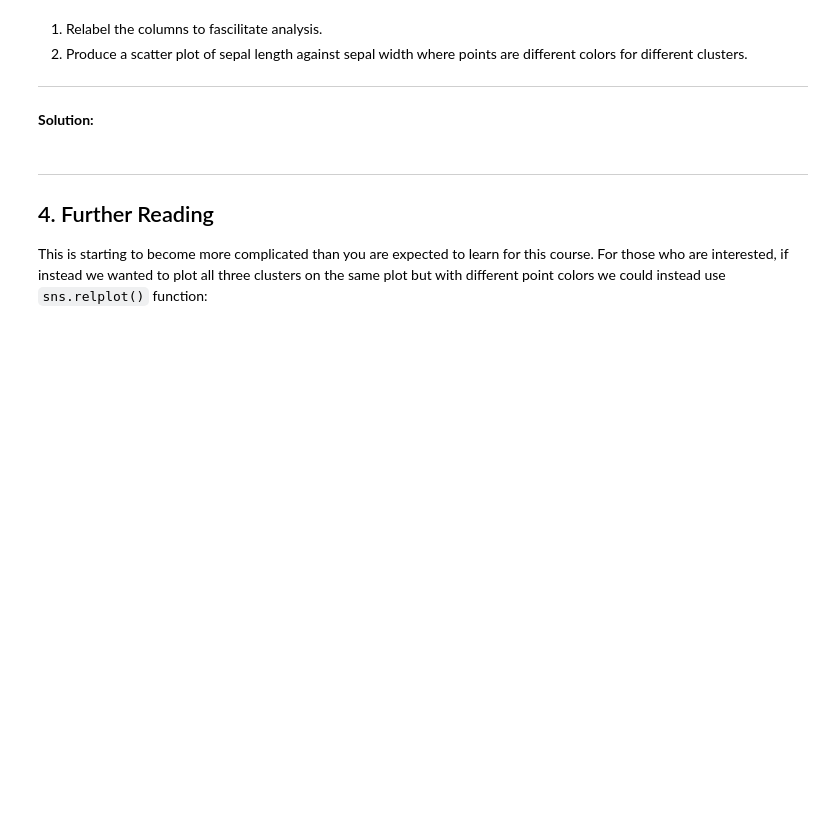
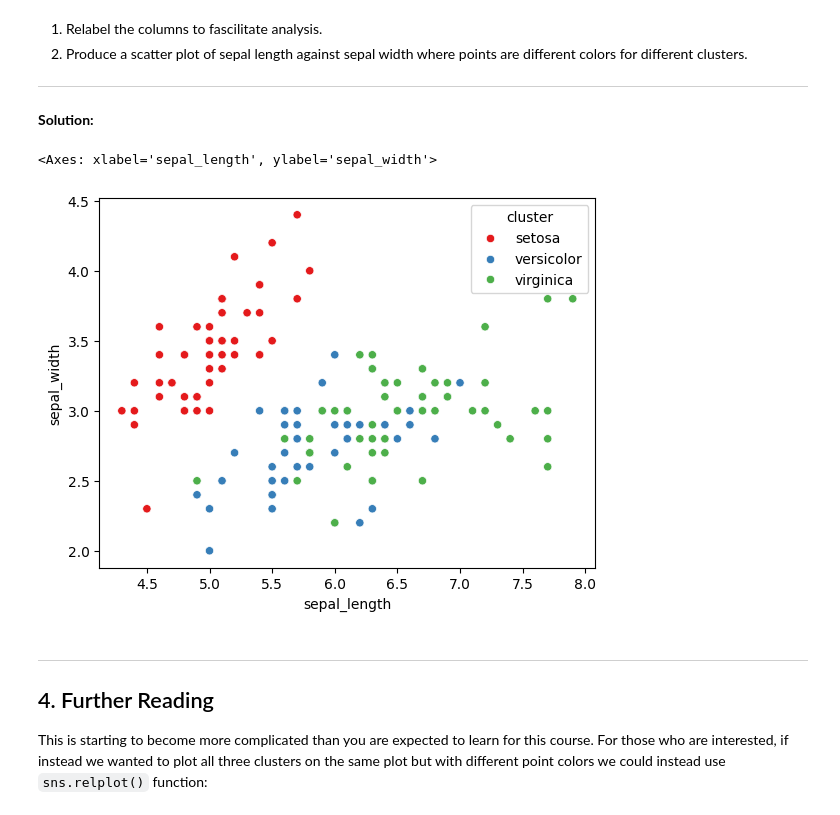
Before and after one commit to aldonunez05/pstat-100, a Jupyter notebook: Lab 3 - Visualizations.ipynb, the cells around one changed output. Drawn from its saved outputs; the diff is of its cells as text; code cells hidden in the pictures; blank space fills up the shorter version.

```diff
--- a/Lab 3 - Visualizations.ipynb
+++ b/Lab 3 - Visualizations.ipynb
@@ -399,6 +448,12 @@ iris_df.head()
 ___
 # %% [markdown]
 **Solution:**
+# %%
+iris_df.columns = ['sepal_length', 'sepal_width', 'petal_length', 'pedal_width', 'cluster']
+sns.scatterplot(data=iris_df, x='sepal_length', y='sepal_width', hue='cluster', palette='Set1')
+# %% [output]
+<Axes: xlabel='sepal_length', ylabel='sepal_width'>
+[figure, added]
 # %% [markdown]
 ---
 
```
Also changed, not shown: parts of 3 cells of this notebook, 3 other files.
